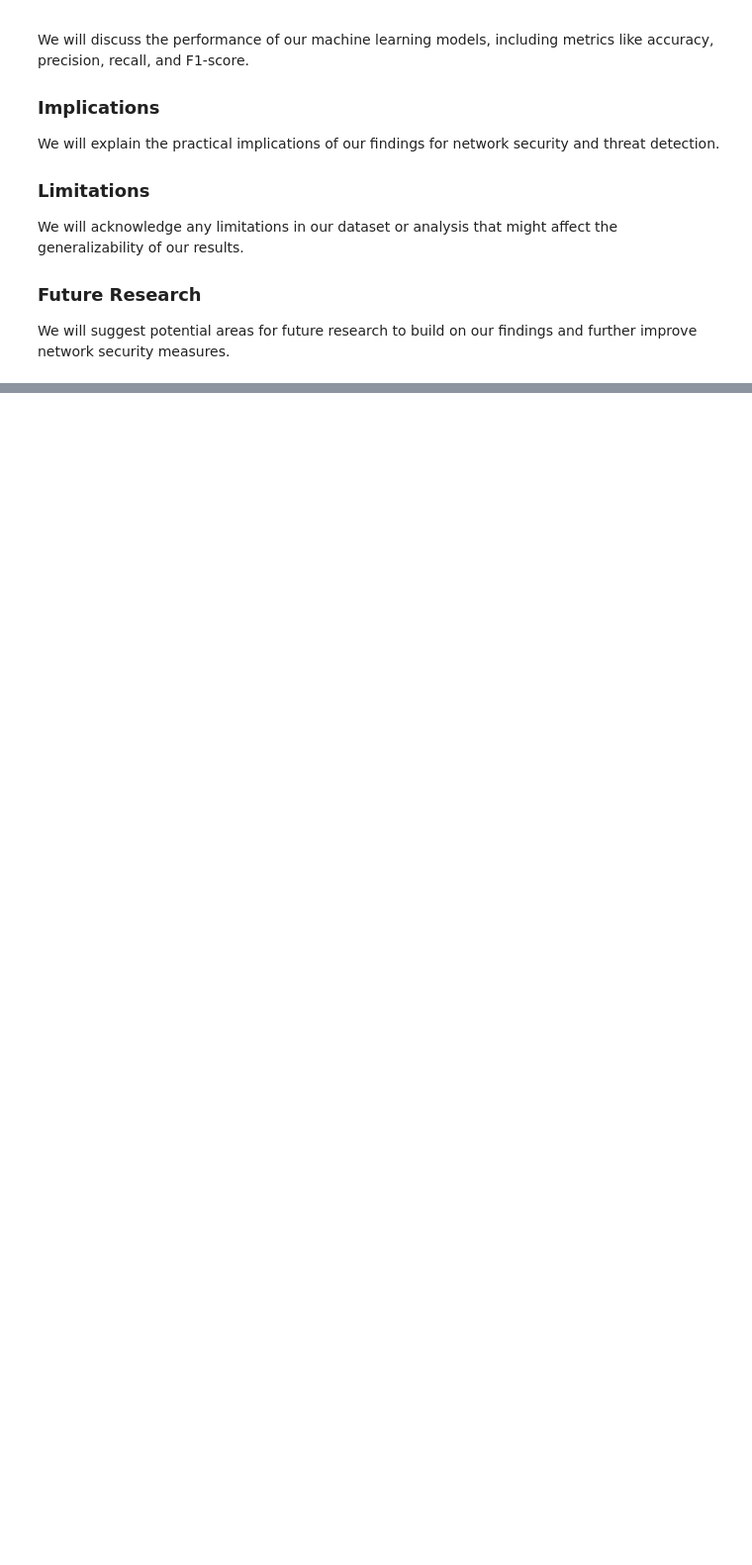
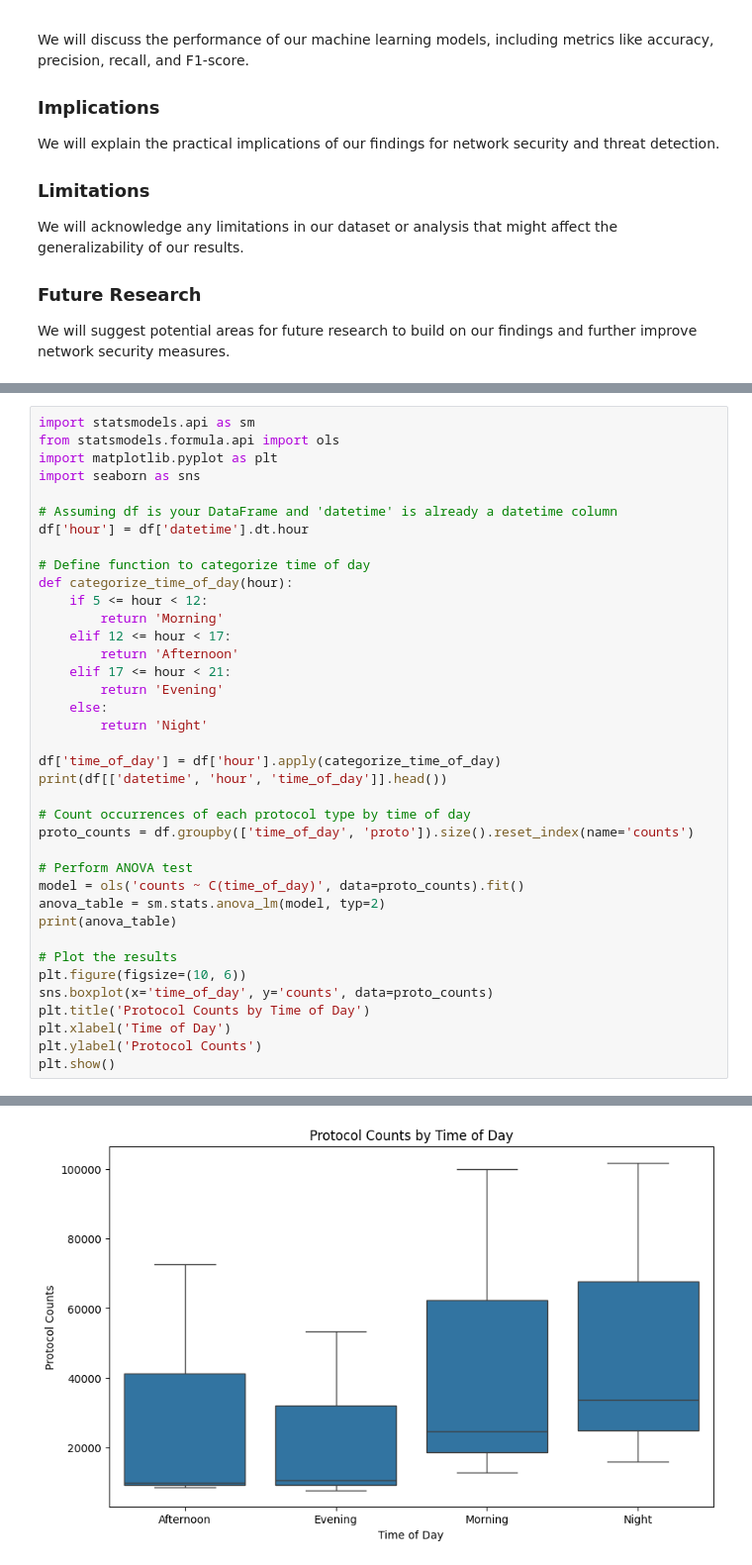
Before and after one commit to Sonok/CMSC320_Final_Project, a Jupyter notebook: CMSC320FinalProject.ipynb, the cells around one changed output, grey strips where cells are left out. Shown: that part at 99% size. Drawn from its saved outputs; the diff is of its cells as text; blank space fills up the shorter version.

```diff
--- a/CMSC320FinalProject.ipynb
+++ b/CMSC320FinalProject.ipynb
@@ -63,0 +222,39 @@ ModuleNotFoundError: No module named 'pandas'
+# %%
+import statsmodels.api as sm
+from statsmodels.formula.api import ols
+import matplotlib.pyplot as plt
+import seaborn as sns
+
+# Assuming df is your DataFrame and 'datetime' is already a datetime column
+df['hour'] = df['datetime'].dt.hour
+
+# Define function to categorize time of day
+def categorize_time_of_day(hour):
+    if 5 <= hour < 12:
+        return 'Morning'
+    elif 12 <= hour < 17:
+        return 'Afternoon'
+    elif 17 <= hour < 21:
+        return 'Evening'
+    else:
+        return 'Night'
+
+df['time_of_day'] = df['hour'].apply(categorize_time_of_day)
+print(df[['datetime', 'hour', 'time_of_day']].head())
+
+# Count occurrences of each protocol type by time of day
+proto_counts = df.groupby(['time_of_day', 'proto']).size().reset_index(name='counts')
+
+# Perform ANOVA test
+model = ols('counts ~ C(time_of_day)', data=proto_counts).fit()
+anova_table = sm.stats.anova_lm(model, typ=2)
+print(anova_table)
+
+# Plot the results
+plt.figure(figsize=(10, 6))
+sns.boxplot(x='time_of_day', y='counts', data=proto_counts)
+plt.title('Protocol Counts by Time of Day')
+plt.xlabel('Time of Day')
+plt.ylabel('Protocol Counts')
+plt.show()
+# %% [output]
@@ -63,0 +270 @@ ModuleNotFoundError: No module named 'pandas'
+[figure, added]
```
Also changed, not shown: parts of 12 cells of this notebook, 1 other file.
